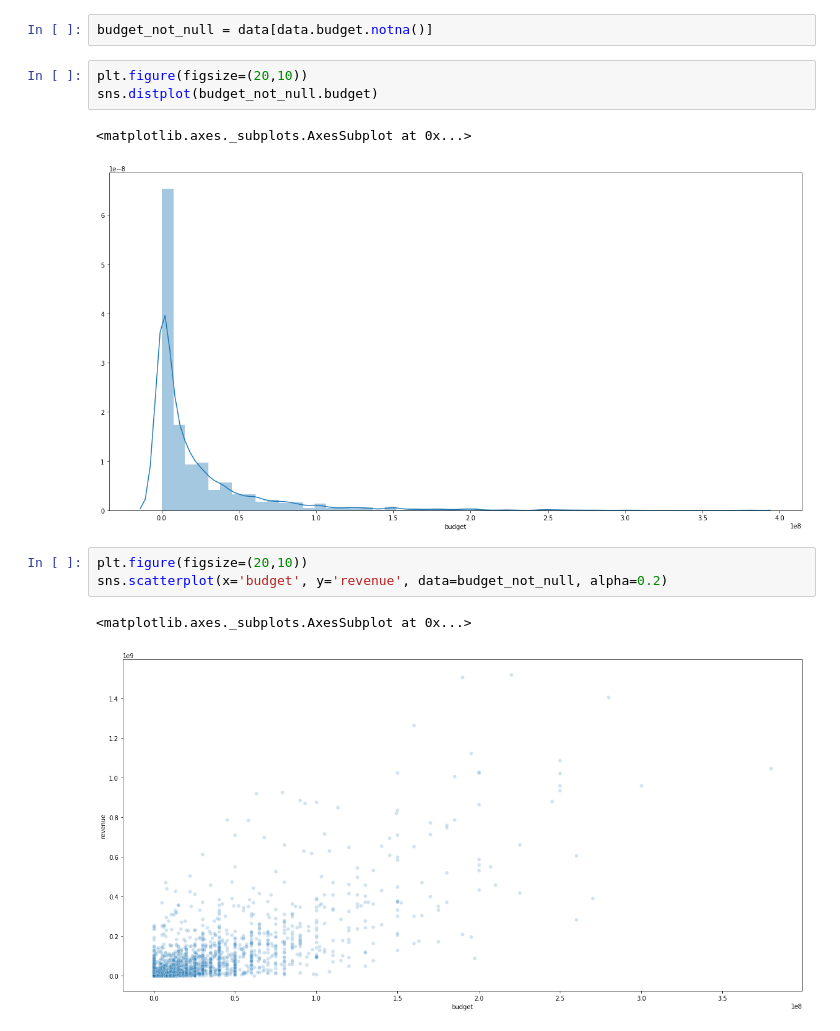
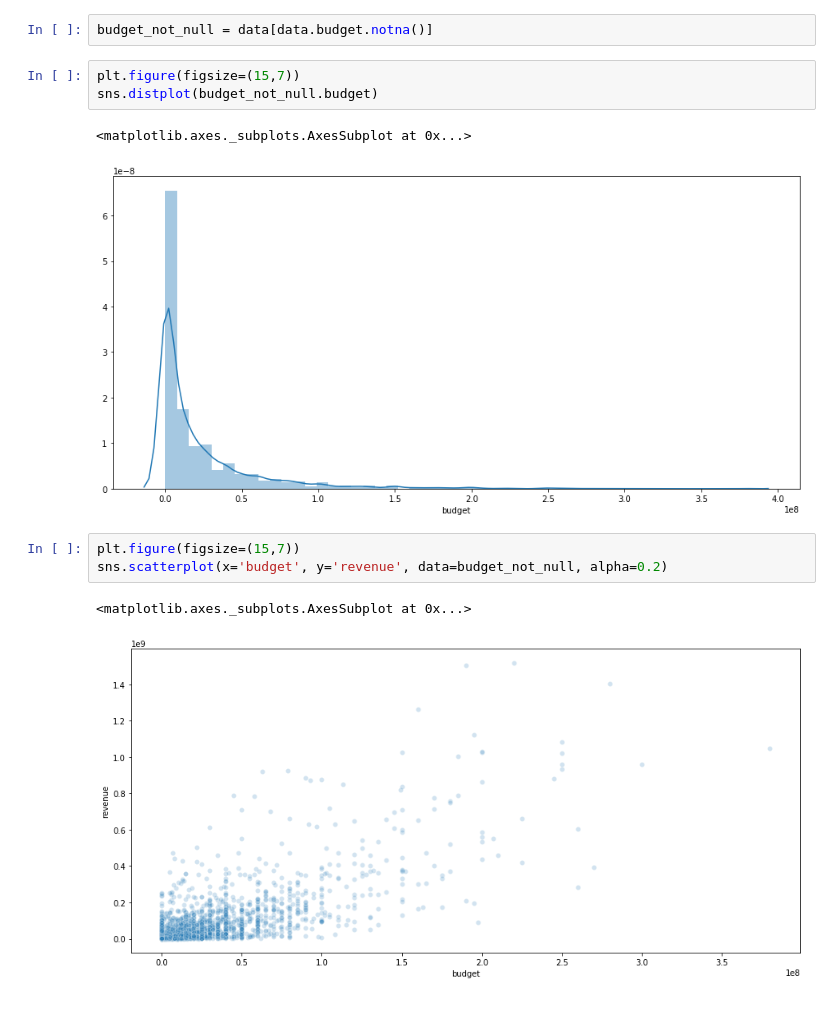
Before and after one commit to Cruzzor/BoxOffice, a Jupyter notebook: exploration_marcel.ipynb, the cells around one changed output. Drawn from its saved outputs; the diff is of its cells as text.

```diff
--- a/exploration_marcel.ipynb
+++ b/exploration_marcel.ipynb
@@ -121,15 +125,15 @@ sns.distplot(data[['revenue']])
 # %%
 budget_not_null = data[data.budget.notna()]
 # %%
-plt.figure(figsize=(20,10))
+plt.figure(figsize=(15,7))
 sns.distplot(budget_not_null.budget)
 # %% [output]
 <matplotlib.axes._subplots.AxesSubplot at 0x...>
-[figure, old version]
+[figure, new version]
 # %%
-plt.figure(figsize=(20,10))
+plt.figure(figsize=(15,7))
 sns.scatterplot(x='budget', y='revenue', data=budget_not_null, alpha=0.2)
 # %% [output]
 <matplotlib.axes._subplots.AxesSubplot at 0x...>
-[figure, old version]
+[figure, new version]
 # %%
```
Also changed, not shown: parts of 7 cells of this notebook.
